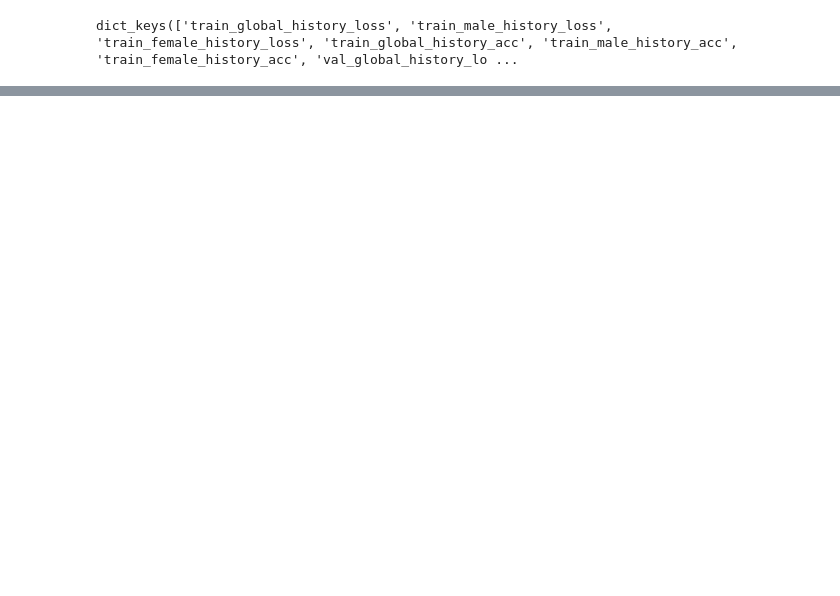
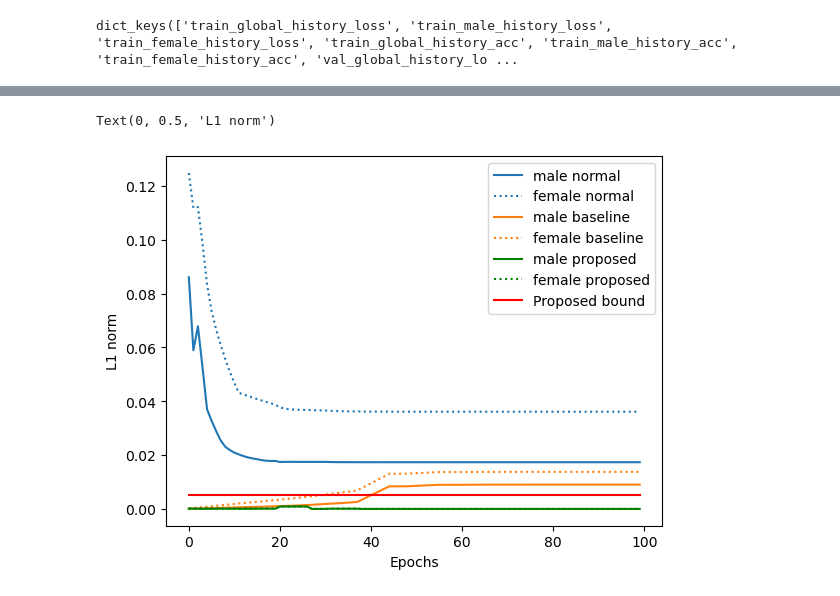
Before and after one commit to khangtran2020/FairDP, a Jupyter notebook: Error_Analysis.ipynb, the cells around one changed output, grey strips where cells are left out. Drawn from its saved outputs; the diff is of its cells as text; code cells hidden in the pictures; blank space fills up the shorter version.

```diff
--- a/Error_Analysis.ipynb
+++ b/Error_Analysis.ipynb
@@ -81,0 +157,70 @@ axs[1].legend(loc=2)
+# %%
+plt.plot(
+    np.arange(len(run_fair_dict['male_norm'])),
+    run_fair_dict['male_norm'],
+    '-',
+    label='male normal',
+    color='#1f77b4'
+)
+
+plt.plot(
+    np.arange(len(run_fair_dict['female_norm'])),
+    run_fair_dict['female_norm'],
+    ':',
+    label='female normal',
+    color='#1f77b4'
+)
+
+plt.plot(
+    np.arange(len(run_alg1_dict['male_norm'])),
+    run_alg1_dict['male_norm'],
+    '-',
+    label='male baseline',
+    color='#ff7f0e'
+)
+
+plt.plot(
+    np.arange(len(run_alg1_dict['female_norm'])),
+    run_alg1_dict['female_norm'],
+    ':',
+    label='female baseline',
+    color='#ff7f0e'
+)
+
+plt.plot(
+    np.arange(len(run_proposed_dict['male_norm'])),
+    run_proposed_dict['male_norm'],
+    '-',
+    label='male proposed',
+    color='green'
+)
+
+plt.plot(
+    np.arange(len(run_proposed_dict['female_norm'])),
+    run_proposed_dict['female_norm'],
+    ':',
+    label='female proposed',
+    color='green'
+)
+
+plt.plot(
+    np.arange(len(run_proposed_dict['female_norm'])),
+    np.ones(len(run_proposed_dict['female_norm']))*bound,
+    '-',
+    label='Proposed bound',
+    color='red'
+)
+plt.legend()
+plt.xlabel('Epochs')
+plt.ylabel('L1 norm')
+
+#ff7f0e
+# plt.plot(
+#     np.arange(len(run_fair_dict['female_norm'])),
+#     np.ones(len(run_fair_dict['female_norm']))*bound,
+#     '-o',
+#     label='Proposed bound',
+#     color='green'
+# %% [output]
+Text(0, 0.5, 'L1 norm')
+[figure, added]
```
Also changed, not shown: parts of 13 cells of this notebook, 6 other files.
